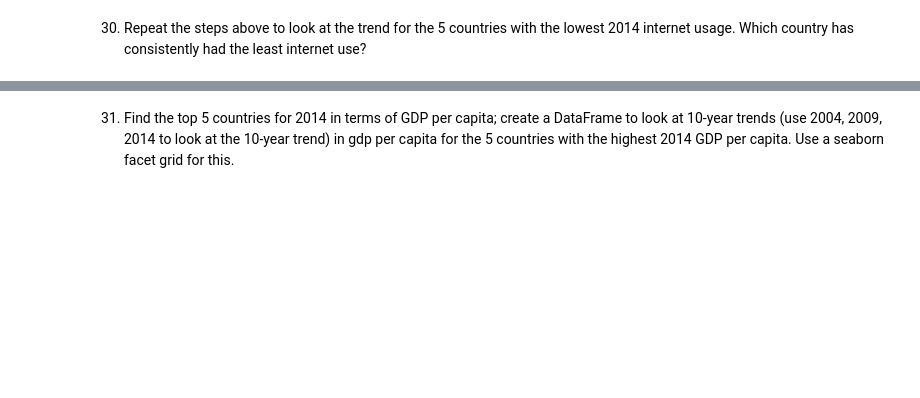
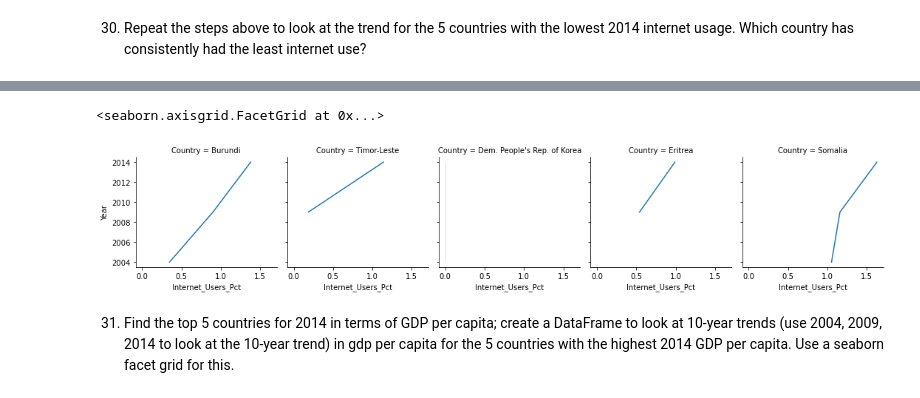
Before and after one commit to NSS-Data-Analytics-Cohort-7/gdp-and-internet-usage-PrestonSpencer, a Jupyter notebook: Notebooks/gdp_internet_project.ipynb, the cells around one changed output, grey strips where cells are left out. Drawn from its saved outputs; the diff is of its cells as text; code cells hidden in the pictures; blank space fills up the shorter version.

```diff
--- a/Notebooks/gdp_internet_project.ipynb
+++ b/Notebooks/gdp_internet_project.ipynb
@@ -395,2 +398,6 @@ sns.FacetGrid(top_5_internet)
 # %% [markdown]
 30. Repeat the steps above to look at the trend for the 5 countries with the lowest 2014 internet usage. Which country has consistently had the least internet use?
+# %%
+internet_low_5 = df_2014.nsmallest(n=5, columns=["Internet_Users_Pct"]).drop(columns=["Year", "GDP_Per_Capita", "Internet_Users_Pct"])
+bottom_5_internet = pd.merge(years_3, internet_low_5, on=["Country"])
+print(bottom_5_internet)
@@ -397,2 +420,8 @@ sns.FacetGrid(top_5_internet)
+# %%
+fg_internet_min = sns.FacetGrid(bottom_5_internet, col="Country")
+fg_internet_min.map(sns.lineplot, "Internet_Users_Pct", "Year")
+# %% [output]
+<seaborn.axisgrid.FacetGrid at 0x...>
+[figure, added]
 # %% [markdown]
 31. Find the top 5 countries for 2014 in terms of GDP per capita; create a DataFrame to look at 10-year trends (use 2004, 2009, 2014 to look at the 10-year trend) in gdp per capita for the 5 countries with the highest 2014 GDP per capita. Use a seaborn facet grid for this.
```
Also changed, not shown: parts of 14 cells of this notebook.
